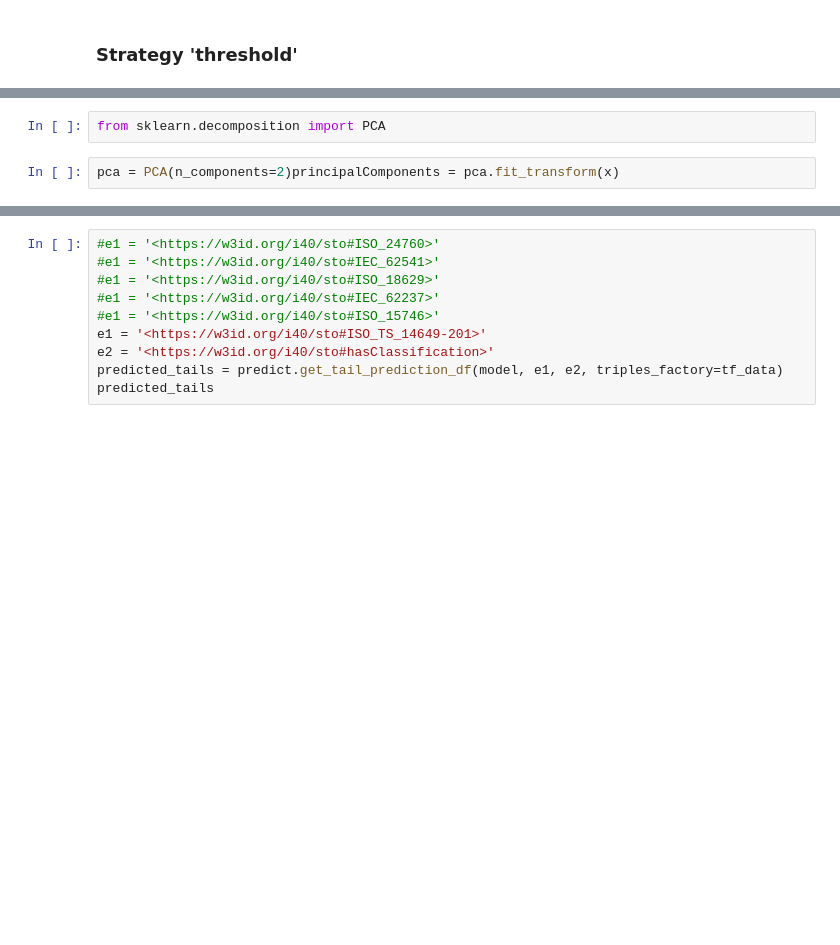
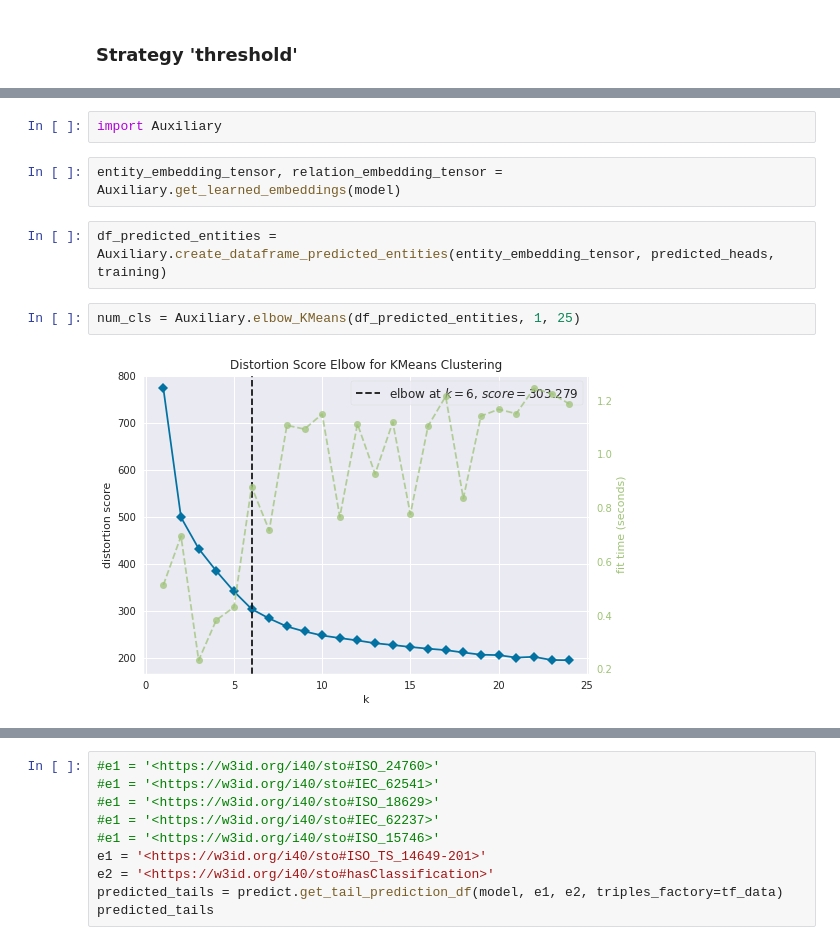
Before and after one commit to SDM-TIB/Demo_Link_Prediction, a Jupyter notebook: Demo_Link_Prediction.ipynb, the cells around one changed output, grey strips where cells are left out. Drawn from its saved outputs; the diff is of its cells as text; blank space fills up the shorter version.

```diff
--- a/Demo_Link_Prediction.ipynb
+++ b/Demo_Link_Prediction.ipynb
@@ -505,4 +373,10 @@ plt.scatter(kmeans.cluster_centers_[:, 0], kmeans.cluster_centers_[:, 1], s=300,
-# %%
-from sklearn.decomposition import PCA
-# %%
-pca = PCA(n_components=2)principalComponents = pca.fit_transform(x)
+# %%
+import Auxiliary
+# %%
+entity_embedding_tensor, relation_embedding_tensor =  Auxiliary.get_learned_embeddings(model)
+# %%
+df_predicted_entities = Auxiliary.create_dataframe_predicted_entities(entity_embedding_tensor, predicted_heads, training)
+# %%
+num_cls = Auxiliary.elbow_KMeans(df_predicted_entities, 1, 25)
+# %% [output]
+[figure, added]
```
Also changed, not shown: parts of 62 cells of this notebook, 1 other file.
